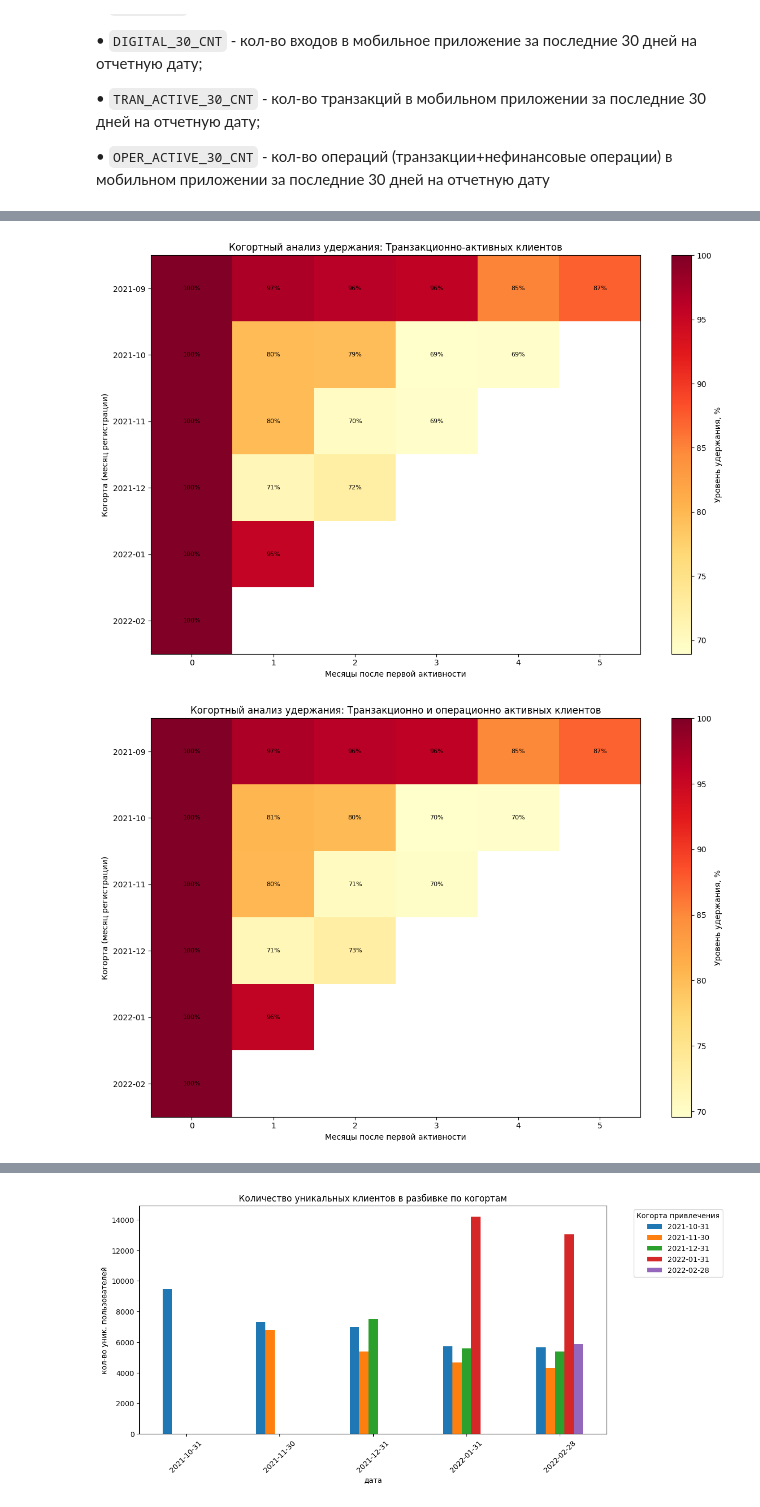
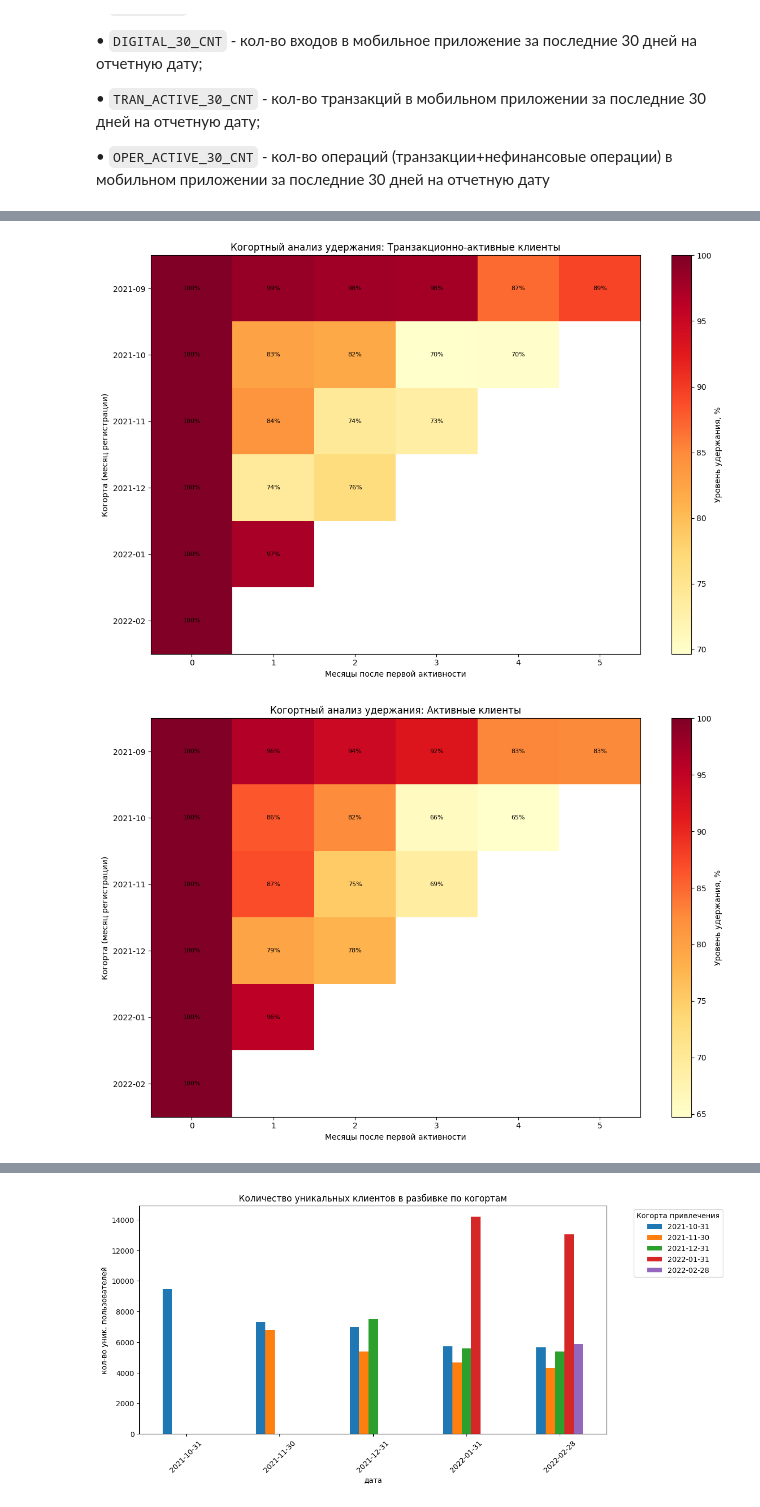
Before and after one commit to Tigran28102003/personal_projects, a Jupyter notebook: alpha_test/alpha_test.ipynb, the cells around one changed output, grey strips where cells are left out. Drawn from its saved outputs; the diff is of its cells as text; code cells hidden in the pictures.

```diff
--- a/alpha_test/alpha_test.ipynb
+++ b/alpha_test/alpha_test.ipynb
@@ -18,6 +18,7 @@ df = pd.read_csv(
 )
 
 df.VALUE_DAY = df.VALUE_DAY.dt.date
+df.fillna(0, inplace=True)
 
 df.head()
 # %% [output]
@@ -53,8 +46,15 @@ dfc = df.merge(
     ,left_index=True
     ,right_index=True
     ,suffixes=['_CURRENT', '_FIRST']
-).astype({'VALUE_DAY_CURRENT': 'datetime64[ns]', 'VALUE_DAY_FIRST': 'datetime64[ns]'})
+).astype({'VALUE_DAY_CURRENT': 'datetime64[ns]',
+          'VALUE_DAY_FIRST': 'datetime64[ns]'})
 
+dfc.VALUE_DAY_CURRENT = dfc.VALUE_DAY_CURRENT.dt.date
+dfc.VALUE_DAY_FIRST = dfc.VALUE_DAY_FIRST.dt.date
+
+dfc['just_act'] = 1 * ((dfc['DIGITAL_30_CNT'] > 0) |
+                       (dfc['TRAN_ACTIVE_30_CNT'] > 0) |
+                       (dfc['OPER_ACTIVE_30_CNT'] > 0))
 dfc['digital_act'] = 1 * (dfc['DIGITAL_30_CNT'] > 0)
 dfc['trans_act'] = 1 * (dfc['TRAN_ACTIVE_30_CNT'] > 0)
 dfc['oper_act'] = 1 * (dfc['OPER_ACTIVE_30_CNT'] > 0)
@@ -76,0 +88,4 @@ dfc
+# %%
+dfc['client_lines'] = dfc.groupby('CLIENT_ID').CLIENT_ID.transform('count')
+
+dfc[(dfc['client_lines'] < 6) & (dfc['VALUE_DAY_FIRST'] == date(2021, 9, 30))]
@@ -77,47 +106,32 @@ dfc
 # %%
 def build_cohort_matrix(df, active_flag, title):
-    """
-    Функция для построения матрицы удержания на основе когорты.
 
-    Параметры:
-      df         - DataFrame с данными.
-      active_flag - строка, содержащая имя столбца с бинарным индикатором активности (1/0).
-      title      - Заголовок графика.
-    """
-    # Фильтруем данные: оставляем только записи, где активность равна 1
     if isinstance(active_flag, str):
         condition = df[active_flag] == 1
     else:
         condition = active_flag
 
-    # Фильтруем данные
     df_active = df[condition].copy()
 
-    # Определяем когору как месяц первой активности
+    df_active.VALUE_DAY_CURRENT = pd.to_datetime(df_active.VALUE_DAY_CURRENT)
+    df_active.VALUE_DAY_FIRST = pd.to_datetime(df_active.VALUE_DAY_FIRST)
+
     df_active['cohort_first'] = df_active['VALUE_DAY_FIRST'].dt.to_period('M')
-    # Определяем текущий месяц активности
     df_active['cohort_current'] = df_active['VALUE_DAY_CURRENT'].dt.to_period('M')
-    # Вычисляем разницу в месяцах между текущей датой и датой первой активности
     df_active['period_index'] = (df_active['cohort_current'] - df_active['cohort_first']).apply(lambda x: x.n)
 
-    # Группируем по когортам и периодам, считаем уникальное количество клиентов
     cohort_data = df_active.groupby(['cohort_first', 'period_index'])['CLIENT_ID'].nunique().reset_index()
 
-    # Преобразуем в матрицу: строки – когорты, столбцы – месяцы после первой активности
     cohort_counts = cohort_data.pivot(index='cohort_first', columns='period_index', values='CLIENT_ID')
-    # Размер когорты – это число клиентов в периоде 0
     cohort_sizes = cohort_counts.iloc[:, 0]
-    # Вычисляем уровни удержания в процентах
     retention = cohort_counts.divide(cohort_sizes, axis=0) * 100
 
-    # Визуализируем результат в виде тепловой карты
     plt.figure(figsize=(12, 8))
     plt.imshow(retention, aspect='auto', cmap='YlOrRd')
     plt.title(f'Когортный анализ удержания: {title}')
     plt.xlabel('Месяцы после первой активности')
-    plt.ylabel('Когорта (месяц регистрации)')
+    plt.ylabel('Когорта')
 
-    # Добавляем числовые значения на карту
     for i in range(retention.shape[0]):
         for j in range(retention.shape[1]):
             value = retention.iloc[i, j]
@@ -128,14 +142,11 @@ def build_cohort_matrix(df, active_flag, title):
     plt.yticks(np.arange(retention.shape[0]), retention.index.astype(str))
     plt.colorbar(label='Уровень удержания, %')
     plt.tight_layout()
+
     plt.show()
 
-# Пример вызова функции для разных типов активности:
-# Анализ для операционно-активных клиентов (столбец 'oper_act')
-build_cohort_matrix(dfc, 'digital_act', 'Операционно-активных клиентов')
-
-# Анализ для транзакционно-активных клиентов (столбец 'trans_act')
-build_cohort_matrix(dfc, 'trans_act', 'Транзакционно-активных клиентов')
-
-build_cohort_matrix(dfc, (dfc['trans_act'] == 1) & (dfc['digital_act'] == 1), 'Транзакционно и операционно активных клиентов')
+build_cohort_matrix(dfc, 'digital_act', 'Активные клиенты приложения')
+build_cohort_matrix(dfc, 'trans_act', 'Транзакционно-активные клиенты')
+build_cohort_matrix(dfc, 'just_act', 'Активные клиенты')
+build_cohort_matrix(dfc, 'oper_act', 'Операционно-активные клиенты')
 # %% [output]
@@ -143,2 +154,2 @@ build_cohort_matrix(dfc, (dfc['trans_act'] == 1) & (dfc['digital_act'] == 1), '
-[figure, old version]
+[figure, new version]
-[figure, old version]
+[figure, new version]
```
Also changed, not shown: parts of 20 cells of this notebook, 1 other file.
